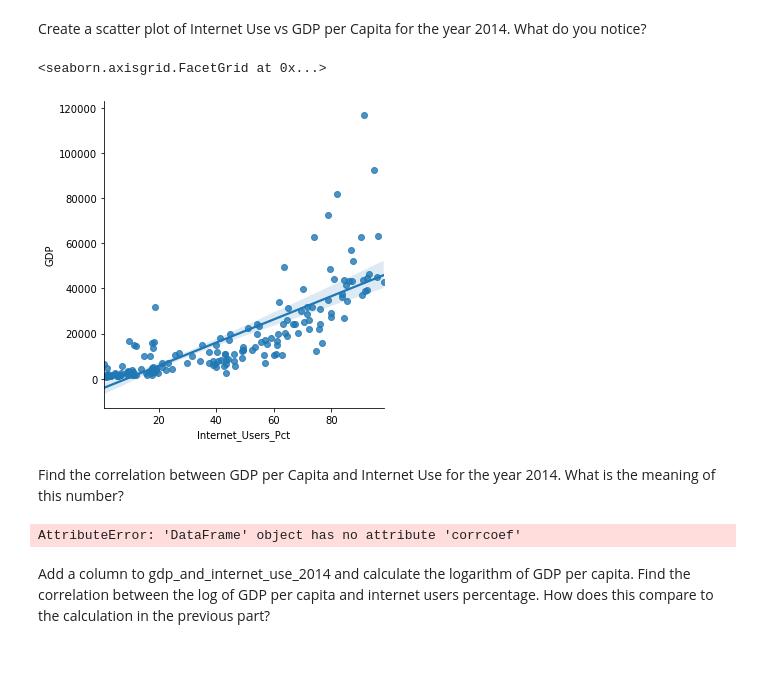
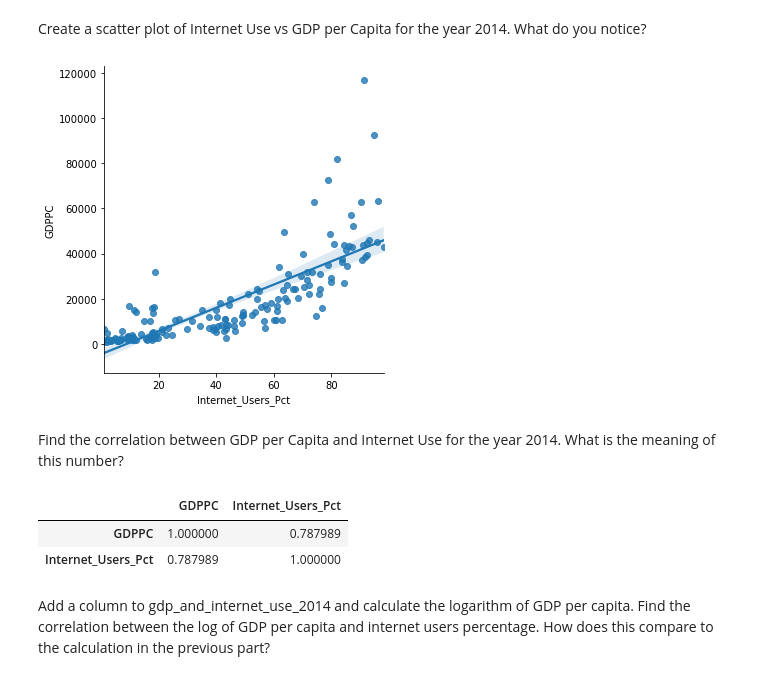
Before and after one commit to nss-data-science-cohort-4/dq1-undata-matthgray, a Jupyter notebook: un_data.ipynb, the cells around one changed output. Drawn from its saved outputs; the diff is of its cells as text; code cells hidden in the pictures.

```diff
--- a/un_data.ipynb
+++ b/un_data.ipynb
@@ -50,7 +50,7 @@ gdp_df = gdp_df.drop("Value Footnotes", axis=1)
 # %%
 new_columns = {'Country or Area' : 'Country',
                'Year': 'Years',
-               'Value': 'GDP',}
+               'Value': 'GDPPC',}
 gdp_df.rename(columns = new_columns, inplace=True)
 # %%
 gdp_df.head()
@@ -617,17 +613,18 @@ g.fig.set_size_inches(30,20)
 Create a scatter plot of Internet Use vs GDP per Capita for the year 2014.
 What do you notice?
 # %%
-sns.lmplot(x='Internet_Users_Pct', y='GDP', data=gdp_and_internet_use_2014)
+sns.lmplot(x='Internet_Users_Pct', y='GDPPC', data=gdp_and_internet_use_2014);
 # %% [output]
-<seaborn.axisgrid.FacetGrid at 0x...>
-[figure, old version]
+[figure, new version]
 # %% [markdown]
 Find the correlation between GDP per Capita and Internet Use for the
 year 2014. What is the meaning of this number?
-# %%
-gdp_and_internet_use_2014.corrcoef('Internet_users_Pct','GDP')
-# %% [output]
-AttributeError: 'DataFrame' object has no attribute 'corrcoef'
+# %%
+gdp_and_internet_use_2014[['GDPPC', 'Internet_Users_Pct']].corr()
+# %% [output]
+|  | GDPPC | Internet_Users_Pct |
+| GDPPC | 1.000000 | 0.787989 |
+| Internet_Users_Pct | 0.787989 | 1.000000 |
 # %% [markdown]
 Add a column to gdp_and_internet_use_2014 and calculate the logarithm of GDP per capita. Find the correlation between the log of GDP
 per capita and internet users percentage. How does this compare to the
```
Also changed, not shown: parts of 44 cells of this notebook.
